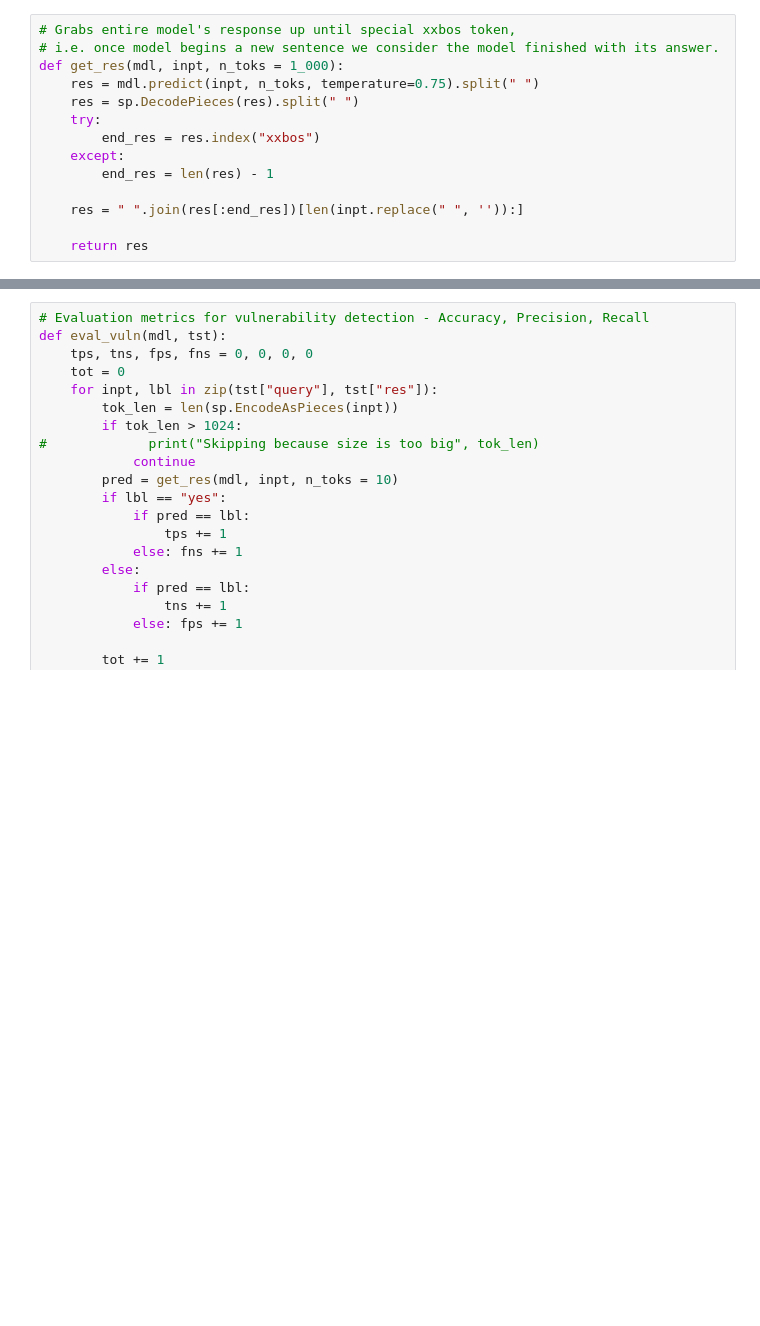
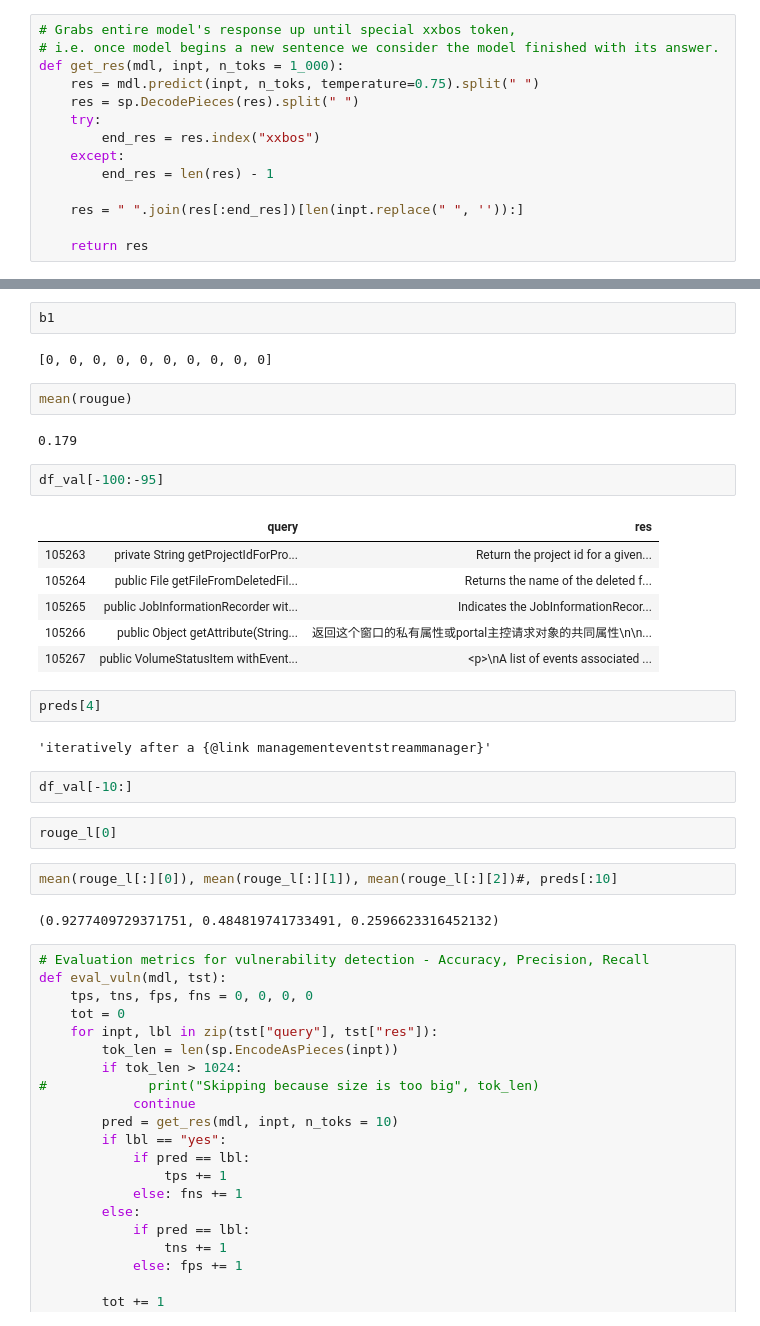
Before and after one commit to ncoop57/sme_qa, a Jupyter notebook: main/nbs/mdling/transformer/transformer.ipynb, the cells around one changed output, grey strips where cells are left out. Saved outputs shown, nothing was run; the diff lists cells and outputs as text; blank space fills up the shorter version.

```diff
--- a/main/nbs/mdling/transformer/transformer.ipynb
+++ b/main/nbs/mdling/transformer/transformer.ipynb
@@ -222,3 +242,32 @@ res # [0:len("public static void main() {return;}<$bug$>")]
+# %%
+b1
+# %% [output]
+[0, 0, 0, 0, 0, 0, 0, 0, 0, 0]
+# %%
+mean(rougue)
+# %% [output]
+0.179
+# %%
+df_val[-100:-95]
+# %% [output]
+|  | query | res |
+| 105263 | private String getProjectIdForPro... | Return the project id for a given... |
+| 105264 | public File getFileFromDeletedFil... | Returns the name of the deleted f... |
+| 105265 | public JobInformationRecorder wit... | Indicates the JobInformationRecor... |
+| 105266 | public Object getAttribute(String... | 返回这个窗口的私有属性或portal主控请求对象的共同属性\n\n... |
+| 105267 | public VolumeStatusItem withEvent... | <p>\nA list of events associated ... |
+# %%
+preds[4]
+# %% [output]
+'iteratively after a {@link managementeventstreammanager}'
+# %%
+df_val[-10:]
+# %%
+rouge_l[0]
+# %%
+mean(rouge_l[:][0]), mean(rouge_l[:][1]), mean(rouge_l[:][2])#, preds[:10]
+# %% [output]
+(0.9277409729371751, 0.484819741733491, 0.2596623316452132)
 # %%
 # Evaluation metrics for vulnerability detection - Accuracy, Precision, Recall
 def eval_vuln(mdl, tst):
```
Also changed, not shown: parts of 27 cells of this notebook, 4 other files.
